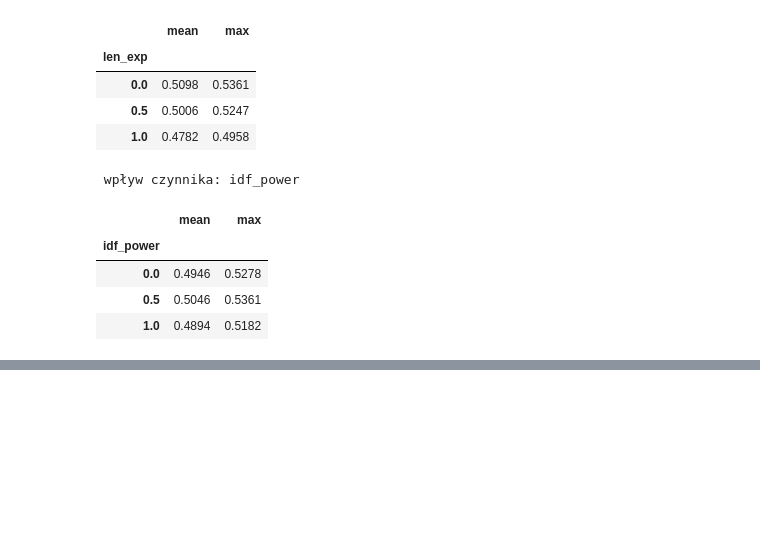
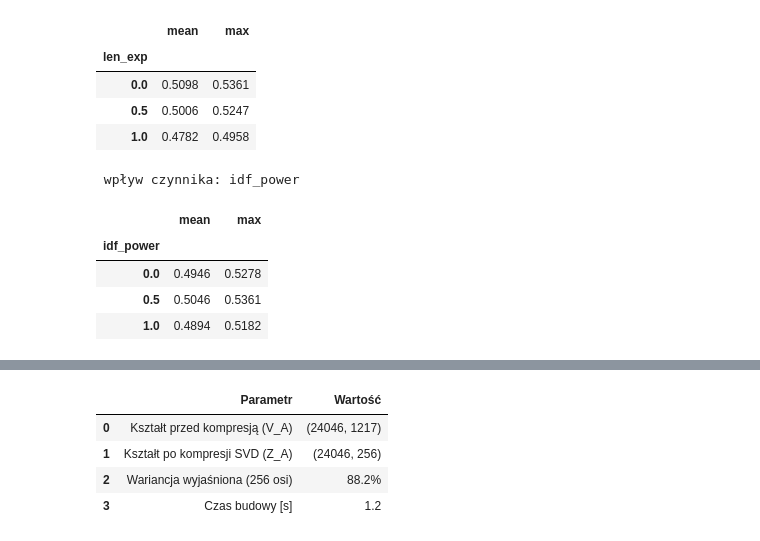
Before and after one commit to adamdobrogowski/PerfumeCollectionApp, a Jupyter notebook: notatniki/embeddings.ipynb, the cells around one changed output, grey strips where cells are left out. Saved outputs shown, nothing was run; the diff lists cells and outputs as text; code cells hidden in the pictures; blank space fills up the shorter version.

Commit message:
Stworzenie osadzen perfum: Metoda A - TF-IDF + SVD

```diff
--- a/notatniki/embeddings.ipynb
+++ b/notatniki/embeddings.ipynb
@@ -356,3 +356,98 @@ poziom losowy: 0.2325
 | 0.0 | 0.4946 | 0.5278 |
 | 0.5 | 0.5046 | 0.5361 |
 | 1.0 | 0.4894 | 0.5182 |
+# %%
+# =====================================================================
+# METODA A: TF-IDF, łączenie bloków, kompresja SVD
+# =====================================================================
+
+#  1) budowa osadzenia
+def build_A(alpha, dim, idf_power, seed):
+    # blok nut i blok akordów: IDF, potem skrócenie każdego wiersza do długości 1
+    Sn = normalize(X_note.multiply(idf_weights(df_note, idf_power)).tocsr())
+    Sa = normalize(X_acc.multiply(idf_weights(df_acc, idf_power)).tocsr())
+
+    # sklejenie bloków; pierwiastki sprawiają, że wagi bloków to dokładnie alpha i 1-alpha
+    V = sp.hstack([np.sqrt(alpha) * Sa, np.sqrt(1 - alpha) * Sn]).tocsr()
+
+    # kompresja SVD do dim wymiarów, potem skrócenie wektorów do długości 1
+    svd = TruncatedSVD(n_components=dim, random_state=seed)
+    Z = normalize(svd.fit_transform(V))
+    return Z, V, svd
+
+t0 = time.time()
+Z_A, V_A, svd_A = build_A(CONFIG["A_ALPHA_ACCORD"], CONFIG["DIM"],
+                          CONFIG["IDF_POWER"], CONFIG["SEED"])
+
+# Tworzenie Tabeli 1: Podsumowanie budowy
+df_budowa = pd.DataFrame([
+    {"Parametr": "Kształt przed kompresją (V_A)", "Wartość": str(V_A.shape)},
+    {"Parametr": "Kształt po kompresji SVD (Z_A)", "Wartość": str(Z_A.shape)},
+    {"Parametr": f"Wariancja wyjaśniona ({CONFIG['DIM']} osi)", "Wartość": f"{svd_A.explained_variance_ratio_.sum():.1%}"},
+    {"Parametr": "Czas budowy [s]", "Wartość": round(time.time() - t0, 1)}
+])
+
+print(" 1. Statystyki budowy osadzenia ")
+display(df_budowa)
+
+
+#  2) kontrola: czy alpha naprawdę jest udziałem akordów?
+alpha = CONFIG["A_ALPHA_ACCORD"]
+Sa = normalize(X_acc.multiply(idf_weights(df_acc, CONFIG["IDF_POWER"])).tocsr())
+Sn = normalize(X_note.multiply(idf_weights(df_note, CONFIG["IDF_POWER"])).tocsr())
+i, j = 1, 23577                                  # dowolne dwie perfumy
+lewa  = (V_A[i] @ V_A[j].T).toarray()[0, 0]
+prawa = alpha * (Sa[i] @ Sa[j].T).toarray()[0, 0] + (1 - alpha) * (Sn[i] @ Sn[j].T).toarray()[0, 0]
+min_norm = np.linalg.norm(Z_A, axis=1).min().round(6)
+max_norm = np.linalg.norm(Z_A, axis=1).max().round(6)
+
+# Tworzenie Tabeli 2: Test matematyczny udziałów
+df_kontrola = pd.DataFrame([
+    {"Test": "Cos po sklejeniu bloków (lewa strona równania)", "Wynik": round(lewa, 4)},
+    {"Test": "alpha*cos(akordy) + (1-alpha)*cos(nuty) (prawa)", "Wynik": round(prawa, 4)},
+    {"Test": "Cos po kompresji SVD (ta sama para)", "Wynik": round(float(Z_A[i] @ Z_A[j]), 4)},
+    {"Test": "Długości wektorów (min, max)", "Wynik": f"({min_norm}, {max_norm})"}
+])
+
+print("\n 2. Kontrola matematyczna udziału bloków ")
+display(df_kontrola)
+
+
+#  3) retencja: ile z 10 najbliższych sąsiadów przeżywa kompresję?
+#     Wzorzec: dokładny cosinus na wektorach sprzed kompresji (V_A).
+samp = rng.choice(N, 500, replace=False)         # 500 losowych perfum
+V_A_n = normalize(V_A)
+dokladny = (V_A_n[samp] @ V_A_n.T).toarray()
+przyblizony = Z_A[samp] @ Z_A.T
+dokladny[np.arange(500), samp] = -9              # perfumy nie są własnym sąsiadem
+przyblizony[np.arange(500), samp] = -9
+top_dok = np.argpartition(-dokladny, 10, axis=1)[:, :10]
+top_prz = np.argpartition(-przyblizony, 10, axis=1)[:, :10]
+retencja = np.mean([len(set(a) & set(b)) / 10 for a, b in zip(top_dok, top_prz)])
+
+df_retencja = pd.DataFrame([
+    {"Metryka": "Retencja top-10 względem dokładnego cosinusa", "Wynik": f"{retencja:.1%}"}
+])
+
+print("\n 3. Jakość kompresji")
+display(df_retencja)
+
+
+#  4) wpływ liczby wymiarów
+Sn_only = normalize(X_note.multiply(idf_weights(df_note, CONFIG["IDF_POWER"])).tocsr())
+
+# Konstruujemy tabelę wyników dodając wiersze iteracyjnie do listy słowników
+wyniki = [
+    {"Wariant (wymiary)": "Poziom losowy (baseline)", "AccAgree@10 (tylko nuty)": round(rand_baseline, 4)},
+    {"Wariant (wymiary)": "Bez kompresji (dokładny cosinus)", "AccAgree@10 (tylko nuty)": round(acc_agree(Sn_only), 4)}
+]
+
+for d in [32, 64, 128, 256]:
+    Z = normalize(TruncatedSVD(d, random_state=CONFIG["SEED"]).fit_transform(Sn_only))
+    wyniki.append({"Wariant (wymiary)": f"SVD {d} wymiarów", "AccAgree@10 (tylko nuty)": round(acc_agree(Z), 4)})
+
+df_wymiary = pd.DataFrame(wyniki)
+
+print("\n 4. Wpływ stopnia kompresji SVD na trafność")
+display(df_wymiary)
+# %% [output]
@@ -358,0 +455,5 @@ poziom losowy: 0.2325
+|  | Parametr | Wartość |
+| 0 | Kształt przed kompresją (V_A) | (24046, 1217) |
+| 1 | Kształt po kompresji SVD (Z_A) | (24046, 256) |
+| 2 | Wariancja wyjaśniona (256 osi) | 88.2% |
+| 3 | Czas budowy [s] | 1.2 |
```
Also changed, not shown: parts of 1 cell of this notebook.
